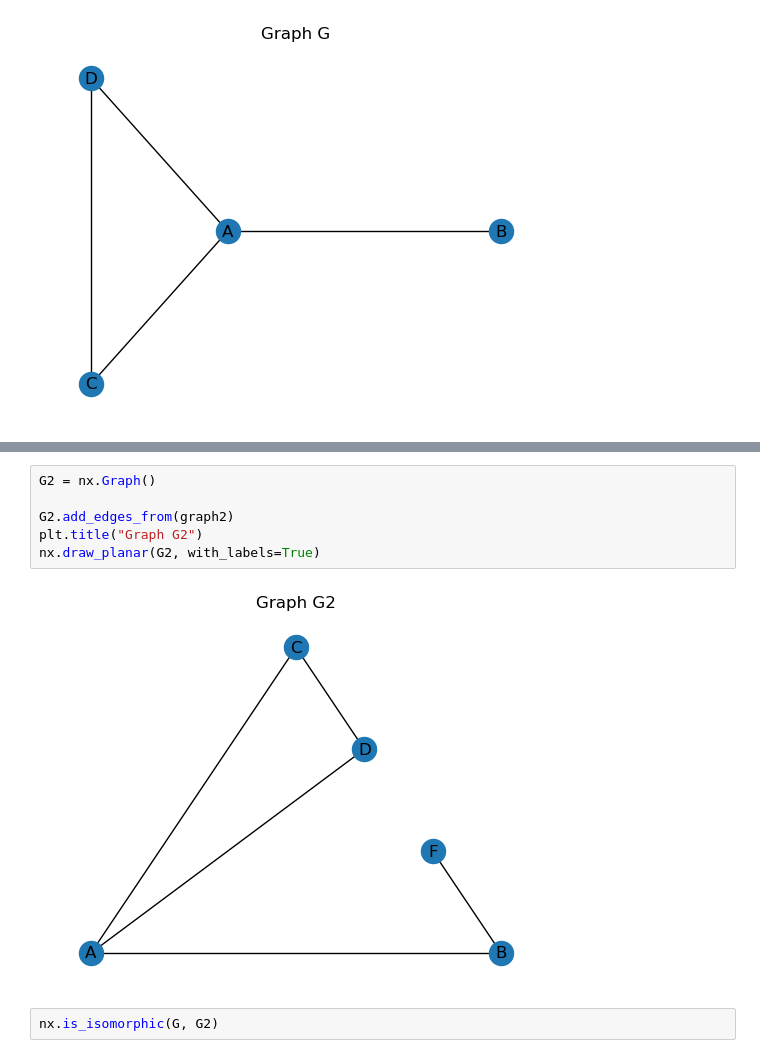
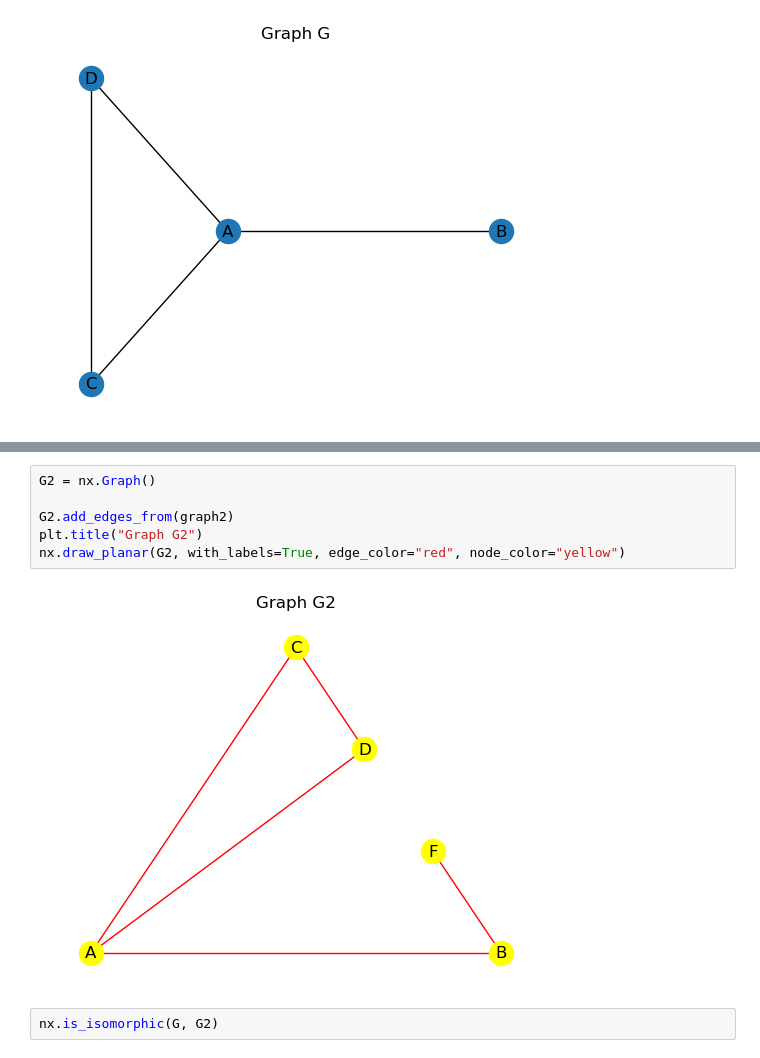
Before and after one commit to RoseDownes/Graph_Theory_Project, a Jupyter notebook: graph_isomorphism.ipynb, the cells around one changed output, grey strips where cells are left out. Cells and saved outputs as stored; diff of their text form.

```diff
--- a/graph_isomorphism.ipynb
+++ b/graph_isomorphism.ipynb
@@ -46,11 +46,11 @@ nx.draw_random(G1, with_labels=True)
 # %%
 G2 = nx.Graph()
 
 G2.add_edges_from(graph2)
 plt.title("Graph G2")
-nx.draw_planar(G2, with_labels=True)
+nx.draw_planar(G2, with_labels=True, edge_color="red", node_color="yellow")
 # %% [output]
-[figure, old version]
+[figure, new version]
 # %%
 nx.is_isomorphic(G, G2)
 # %% [output]
```
Also changed, not shown: parts of 13 cells of this notebook, 1 other file.
